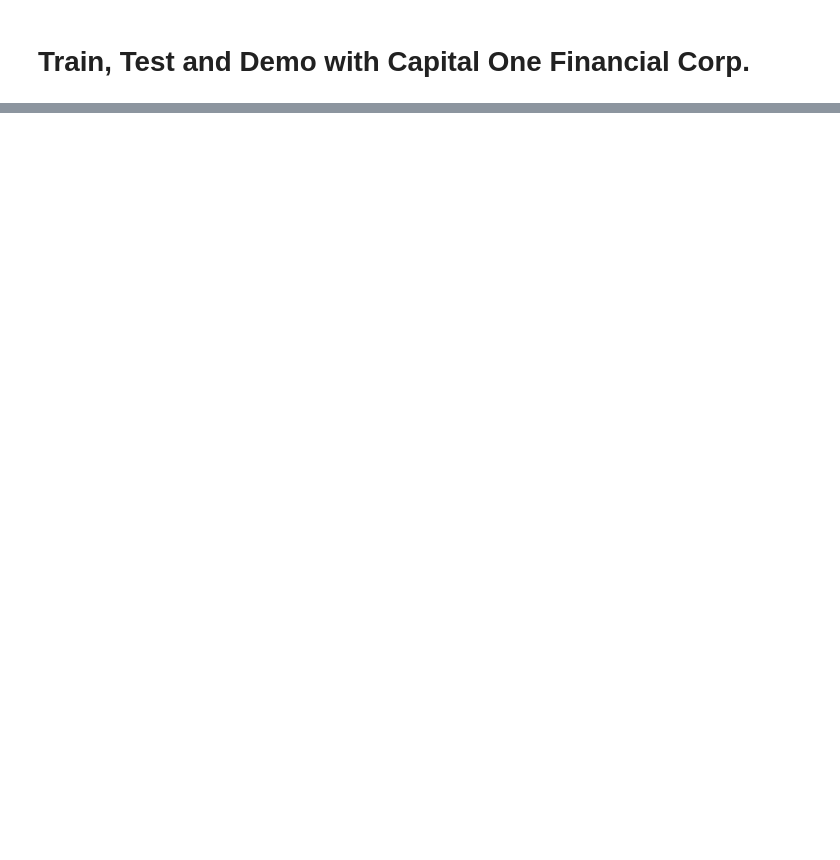
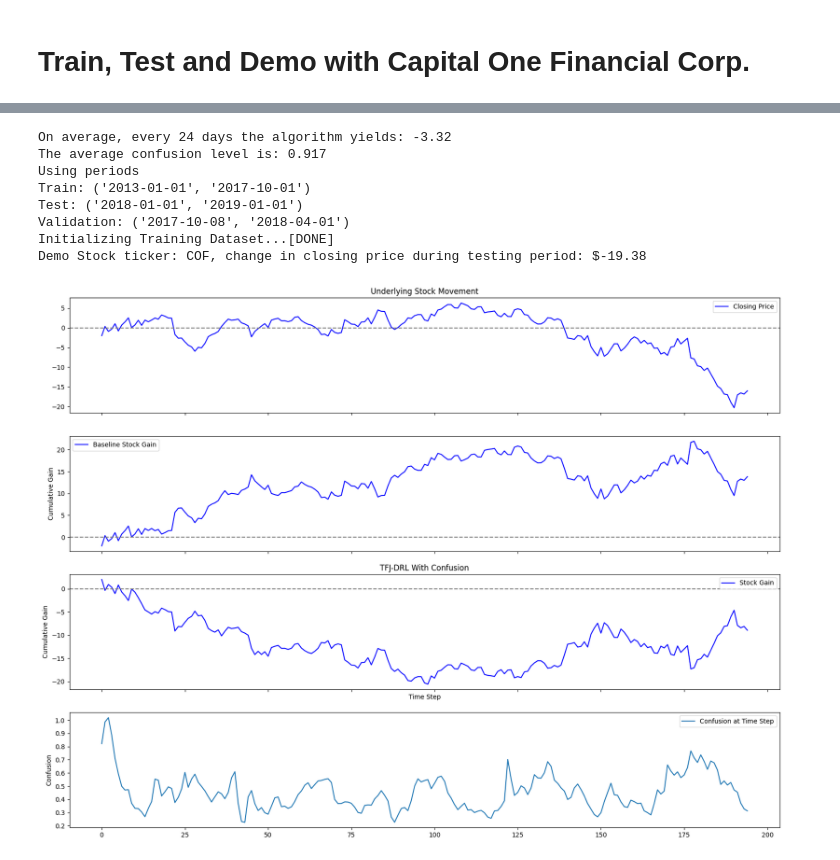
Before and after one commit to JackBosco/TFJ-DRL-update1, a Jupyter notebook: notebooks/confusion_adhoc.ipynb, the cells around one changed output, grey strips where cells are left out. Drawn from its saved outputs; the diff is of its cells as text; code cells hidden in the pictures; blank space fills up the shorter version.

Commit message:
finished preliminary tests

```diff
--- a/notebooks/confusion_adhoc.ipynb
+++ b/notebooks/confusion_adhoc.ipynb
@@ -513,2 +501,19 @@ Demo Stock ticker: COO, change in closing price during testing period: $6.03
 # %% [markdown]
 # Train, Test and Demo with Capital One Financial Corp.
+# %%
+from backend.baseline_functions import train as train_, demo as demo_
+# Get Iterators
+train_iter, val_iter, test_iter = DataIterGen_V2(1, stockList1, demo=False)
+# Training for COF
+os.makedirs('./model_weights', exist_ok=True)
+TFJDRLconf_COF = full_monty(device=DEVICE, env_size=ENV_SIZE)
+MAX_EPOCH = 75
+optim1 = optim.Adam(TFJDRLconf_COF.parameters(),            lr=0.0001, weight_decay=0.01)
+optim2 = optim.Adam(TFJDRLconf_COF.conf_net.parameters(),   lr=0.25, weight_decay=0.01)
+loss=train(train_iter, val_iter, net=TFJDRLconf_COF,
+           optimizer1=optim1, optimizer2=optim2, device=DEVICE, num_epoch=MAX_EPOCH,
+           name=NAME+'COF')
+# baseline model for comparison
+TFJDRLbase_COF = rlPolicy(device=DEVICE, env_size=ENV_SIZE)
+optim3 = optim.Adam(TFJDRLbase_COF.parameters(), lr=0.0001, weight_decay=0.01)
+loss2=train_(TFJDRLbase_COF, train_iter, val_iter, optim3, DEVICE, MAX_EPOCH, name='TFJDRLbase_COF')
@@ -514,0 +540,18 @@ Demo Stock ticker: COO, change in closing price during testing period: $6.03
+# %%
+avgReturn, avgConf=test(net=TFJDRLconf_COF, test_iter=test_iter, device=DEVICE, epoch=MAX_EPOCH, name=NAME+'COF')
+print(f'On average, every 24 days the algorithm yields: {avgReturn:.2f}' )
+print(f'The average confusion level is: {avgConf:.3f}')
+demo_iter = DataIterGen_V2(1, stockList1, demo=True)
+test_result, conf, stock_change = demo(net=TFJDRLconf_COF, demo_iter=demo_iter, device=DEVICE, epoch=MAX_EPOCH , name=NAME+'COO')
+baseReturn = demo_(net=TFJDRLbase_COF, demo_iter=demo_iter, device=DEVICE, epoch=MAX_EPOCH, name='TFJDRLbase_COF')
+show_demo(result=test_result, stock_change=stock_change, baseline=baseReturn, conf_list=conf)
+# %% [output]
+On average, every 24 days the algorithm yields: -3.32
+The average confusion level is: 0.917
+Using periods
+Train: ('2013-01-01', '2017-10-01')
+Test: ('2018-01-01', '2019-01-01')
+Validation: ('2017-10-08', '2018-04-01')
+Initializing Training Dataset...[DONE]
+Demo Stock ticker: COF, change in closing price during testing period: $-19.38
+[figure, added]
```
Also changed, not shown: parts of 8 cells of this notebook, 3 other files.
